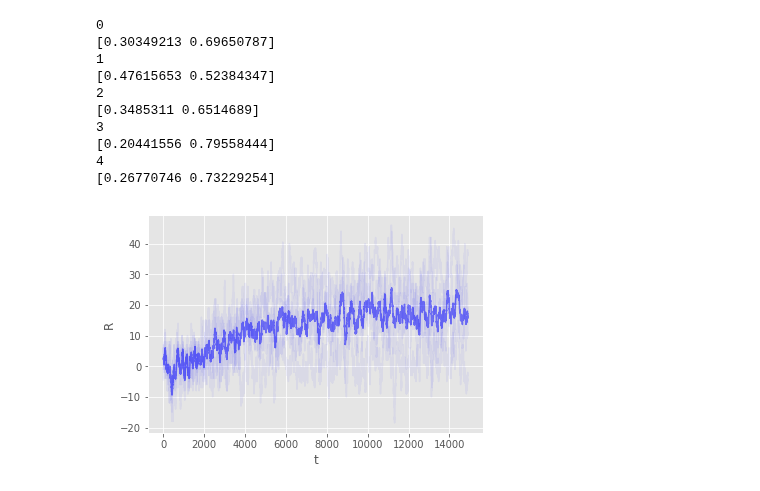
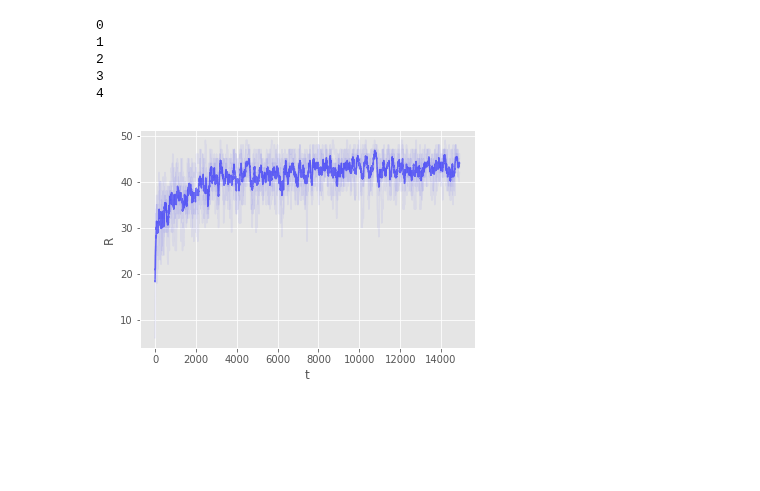
Before and after one commit to vicgalle/ARAMARL, a Jupyter notebook: friend_foe_gridworld.ipynb, the cells around one changed output. Drawn from its saved outputs; the diff is of its cells as text; code cells hidden in the pictures; blank space fills up the shorter version.

```diff
--- a/friend_foe_gridworld.ipynb
+++ b/friend_foe_gridworld.ipynb
@@ -11,7 +11,7 @@ def moving_average(a, n=3) :
     ret[n:] = ret[n:] - ret[:-n]
     return ret[n - 1:] / n
 
-def plot(r0ss, r1ss, dir):
+def plot(r0ss, r1ss, dir=None):
     # We set a fancy theme
     plt.style.use('ggplot')
     N_EXP = len(r0ss)
@@ -32,7 +32,8 @@ def plot(r0ss, r1ss, dir):
                     Line2D([0], [0], color='r')]
 
     #plt.legend(custom_lines,['Agent A']);
-    plt.savefig(dir + '.png')
+    if dir is not None:
+        plt.savefig(dir + '.png')
 # %%
 N_EXP = 5
 
@@ -41,15 +42,17 @@ r1ss = []
 #
 for n in range(N_EXP):
 
-    gamma = 0.9
+    gamma = 0.8
 
-    env = AdvRwGridworld(max_steps=50, batch_size=1)
+    env = AdvRwGridworld(max_steps=6, batch_size=1)
     n_states = 12
     ##
-    P2 = ExpSmoother(env.available_actions_Adv, env.available_actions_Adv, learning_rate=0.75)
+    P2 = ExpSmoother(env.available_actions_Adv, env.available_actions_Adv, learning_rate=0.7)
     #P1 =  RandomAgent( env.available_actions, p=0.5)
-    P1 = IndQLearningAgent(env.available_actions_DM, n_states, learning_rate=0.05,
+    P1 = IndQLearningAgent(env.available_actions_DM, n_states, learning_rate=0.5,
                            epsilon=0.1, gamma=gamma, enemy_action_space=None)
+    #P1 = Level2QAgent(env.available_actions_DM, env.available_actions_Adv, n_states=12,
+     #                  learning_rate=0.5, epsilon=0.1, gamma=gamma)
 
 
     n_iter = 15000
@@ -125,8 +133,8 @@ for n in range(N_EXP):
     #P2 = Level2QAgent(env.available_actions_Adv,env.available_actions_Adv, n_states=12,
     #                   learning_rate=0.1, epsilon=0.1, gamma=gamma)
     #P1 =  RandomAgent( env.available_actions, p=0.5)
-    P1 = Level3QAgentMixDir(env.available_actions_DM,[0,1,2], n_states=12, learning_rate=0.05,
-                           epsilon=0.99, gamma=gamma)
+    P1 = Level2QAgent(env.available_actions_DM, env.available_actions_Adv, n_states=12,
+                       learning_rate=0.7, epsilon=0.1, gamma=gamma)
 
     #P1.enemy2.alpha = 0.01
 
@@ -169,38 +177,33 @@ for n in range(N_EXP):
 
                 if s_new == 0:
                     P2.update(0, [a2, 0], [rewards[1], rewards[0]], 0)
                 else:
                     P2.update(0, [a2, 1], [rewards[1], rewards[0]], 0)
 
 
             s = s_new
             #print(r0, r1)
             episode_rewards_DM += rewards[0]
             r1s.append(rewards[1])
 
         r0s.append(episode_rewards_DM)
         env.reset()
 
         if i%10 == 0:
             P1.epsilonA *= 0.995
             P1.epsilonB *= 0.9
 
 
     print(n)
-    print(P1.prob_type/P1.prob_type.sum())
+    #print(P1.prob_type/P1.prob_type.sum())
     r0ss.append(r0s)
     r1ss.append(r0s)
 
-plot(r0ss, r1ss, dir='img/Level3Dir_vs_ExpSmoother')
+plot(r0ss, r1ss)
 # %% [output]
 0
-[0.30349213 0.69650787]
 1
-[0.47615653 0.52384347]
 2
-[0.3485311 0.6514689]
 3
-[0.20441556 0.79558444]
 4
-[0.26770746 0.73229254]
-[figure, old version]
+[figure, new version]
```
Also changed, not shown: parts of 3 cells of this notebook, 1 other file.
